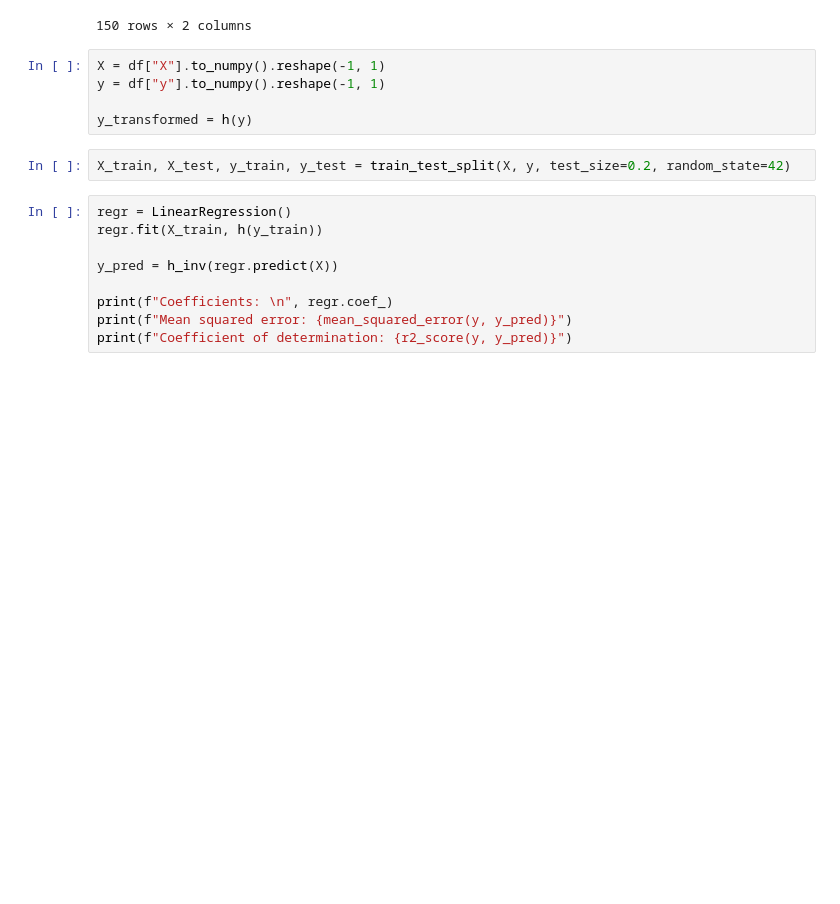
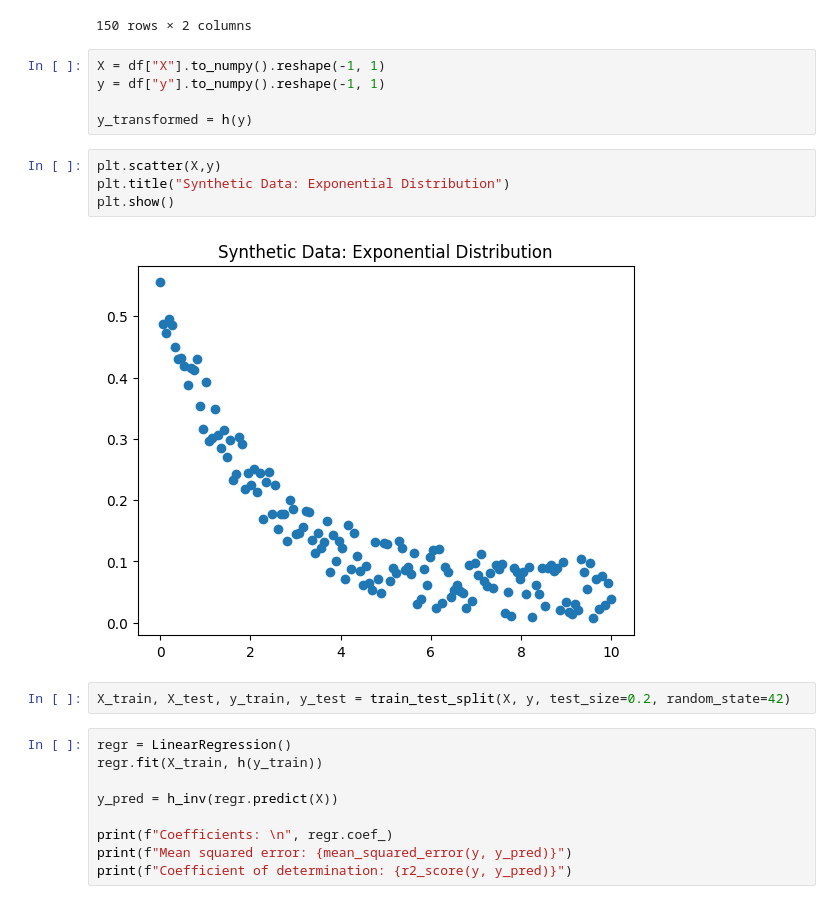
Before and after one commit to kyleosung/Stats_3AT3_Final_Project, a Jupyter notebook: glm_1Var_exp.ipynb, the cells around one changed output. Drawn from its saved outputs; the diff is of its cells as text; blank space fills up the shorter version.

Commit message:
Images

```diff
--- a/glm_1Var_exp.ipynb
+++ b/glm_1Var_exp.ipynb
@@ -37,6 +37,12 @@ X = df["X"].to_numpy().reshape(-1, 1)
 y = df["y"].to_numpy().reshape(-1, 1)
 
 y_transformed = h(y)
+# %%
+plt.scatter(X,y)
+plt.title("Synthetic Data: Exponential Distribution")
+plt.show()
+# %% [output]
+[figure, added]
 # %%
 X_train, X_test, y_train, y_test = train_test_split(X, y, test_size=0.2, random_state=42)
 # %%
```
Also changed, not shown: 2 other files.
